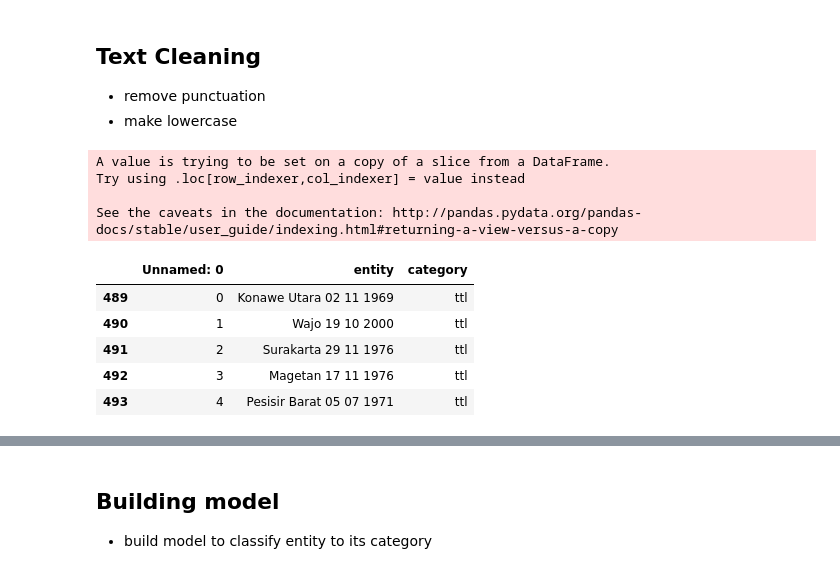
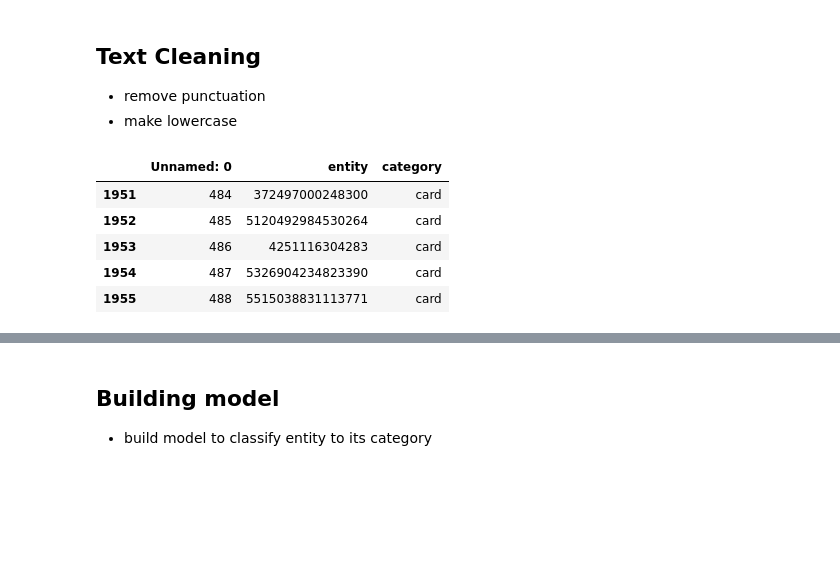
Before and after one commit to naufalihsan/tesseract, a Jupyter notebook: Text_Predicting.ipynb, the cells around one changed output, grey strips where cells are left out. Drawn from its saved outputs; the diff is of its cells as text; code cells hidden in the pictures; blank space fills up the shorter version.

```diff
--- a/Text_Predicting.ipynb
+++ b/Text_Predicting.ipynb
@@ -58,23 +63,15 @@ primary_address = train.query('category == "address"')['entity'].apply(lambda y:
 # %%
 frame = { 'entity': primary_address, 'category': 'address' }
 result2 = pd.DataFrame(frame)
-# %%
-result3 = train.query('category == "ttl"')
-result3['entity'] = result3.loc[:,'entity'].apply(lambda z : z.replace('-',' '))
-# %% [output]
-A value is trying to be set on a copy of a slice from a DataFrame.
-Try using .loc[row_indexer,col_indexer] = value instead
-
-See the caveats in the documentation: http://pandas.pydata.org/pandas-docs/stable/user_guide/indexing.html#returning-a-view-versus-a-copy
 # %%
-result3.head()
+result3.tail()
 # %% [output]
 |  | Unnamed: 0 | entity | category |
-| 489 | 0 | Konawe Utara 02 11 1969 | ttl |
-| 490 | 1 | Wajo 19 10 2000 | ttl |
-| 491 | 2 | Surakarta 29 11 1976 | ttl |
-| 492 | 3 | Magetan 17 11 1976 | ttl |
-| 493 | 4 | Pesisir Barat 05 07 1971 | ttl |
+| 1951 | 484 | 372497000248300 | card |
+| 1952 | 485 | 5120492984530264 | card |
+| 1953 | 486 | 4251116304283 | card |
+| 1954 | 487 | 5326904234823390 | card |
+| 1955 | 488 | 5515038831113771 | card |
 # %%
 result = result.append(result2,sort=False, ignore_index=True)
 result = result.append(result3,sort=False, ignore_index=True)
```
Also changed, not shown: parts of 30 cells of this notebook.
